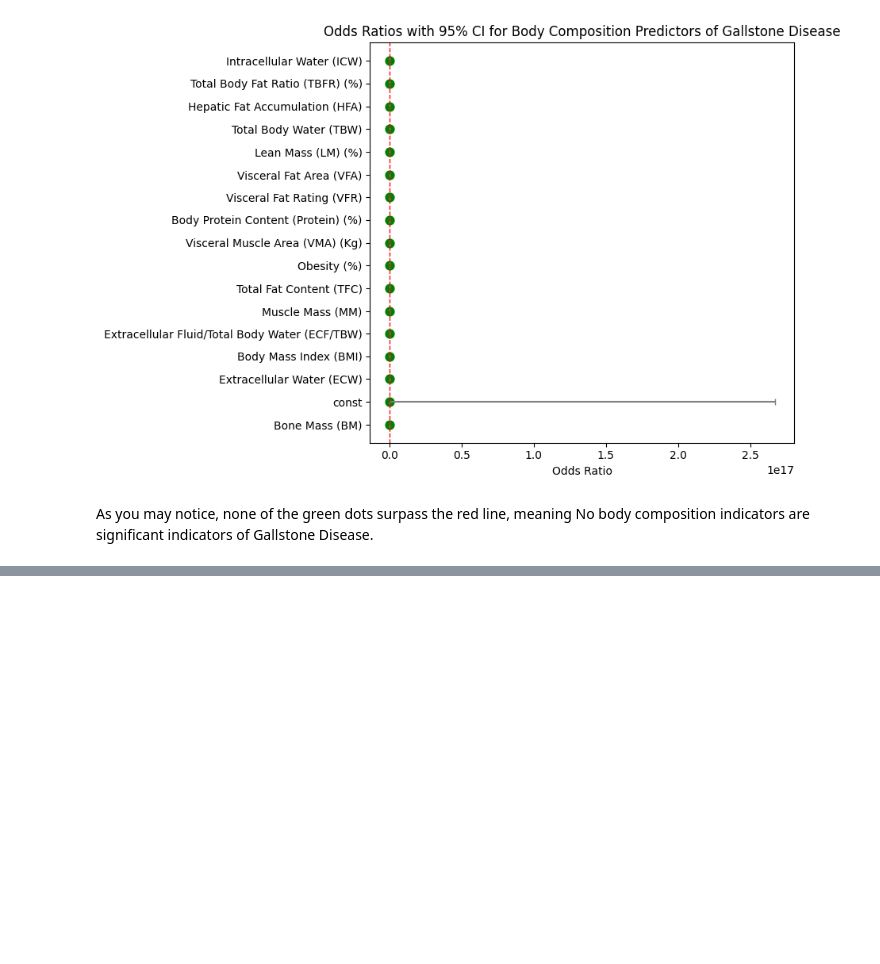
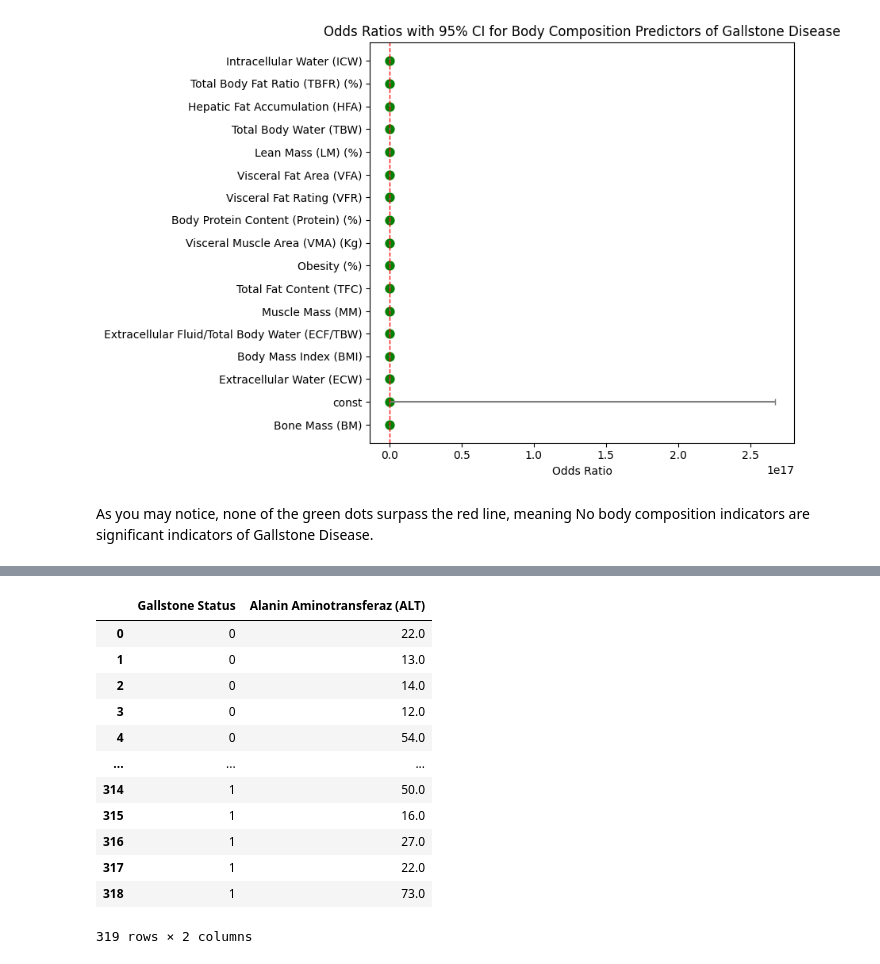
Before and after one commit to browndoneta/DSRP-Doneta, a Jupyter notebook: Gallstone_Research_Project.ipynb, the cells around one changed output, grey strips where cells are left out. Drawn from its saved outputs; the diff is of its cells as text; code cells hidden in the pictures; blank space fills up the shorter version.

```diff
--- a/Gallstone_Research_Project.ipynb
+++ b/Gallstone_Research_Project.ipynb
@@ -619,0 +603,16 @@ As you may notice, none of the green dots surpass the red line, meaning No body
+# %%
+df[['Gallstone Status', 'Alanin Aminotransferaz (ALT)']].dropna()
+# %% [output]
+|  | Gallstone Status | Alanin Aminotransferaz (ALT) |
+| 0 | 0 | 22.0 |
+| 1 | 0 | 13.0 |
+| 2 | 0 | 14.0 |
+| 3 | 0 | 12.0 |
+| 4 | 0 | 54.0 |
+| ... | ... | ... |
+| 314 | 1 | 50.0 |
+| 315 | 1 | 16.0 |
+| 316 | 1 | 27.0 |
+| 317 | 1 | 22.0 |
+| 318 | 1 | 73.0 |
+319 rows × 2 columns
```
Also changed, not shown: parts of 6 cells of this notebook.
